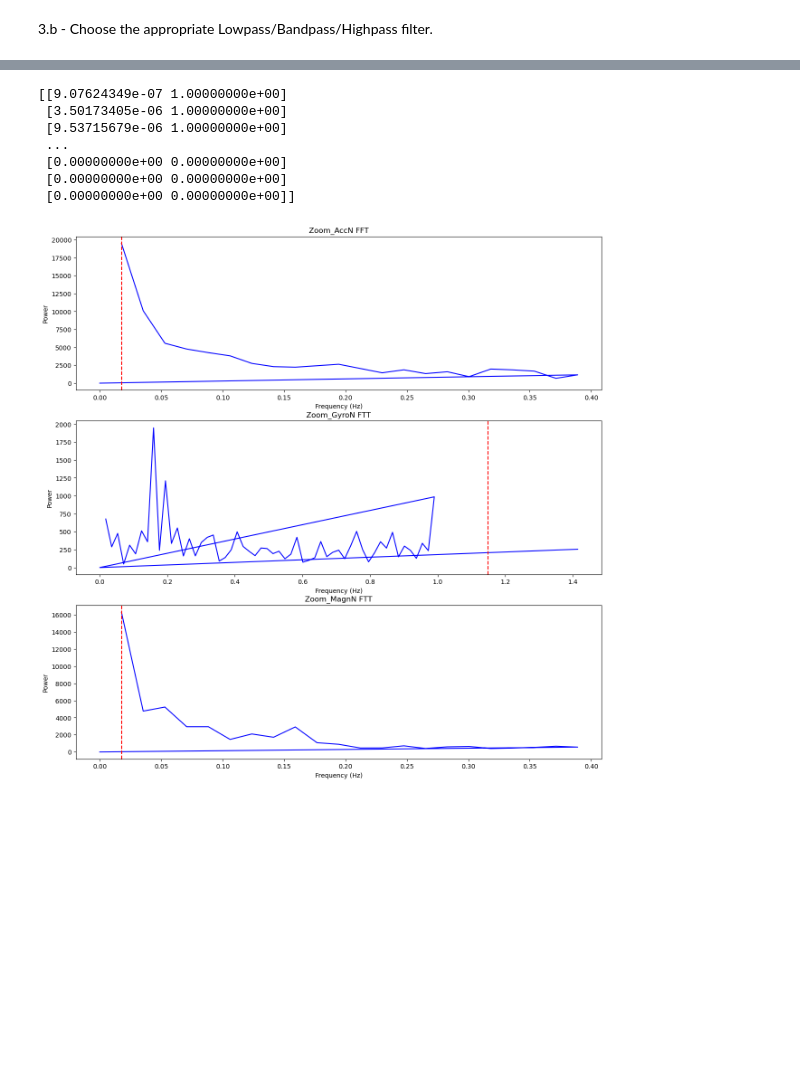
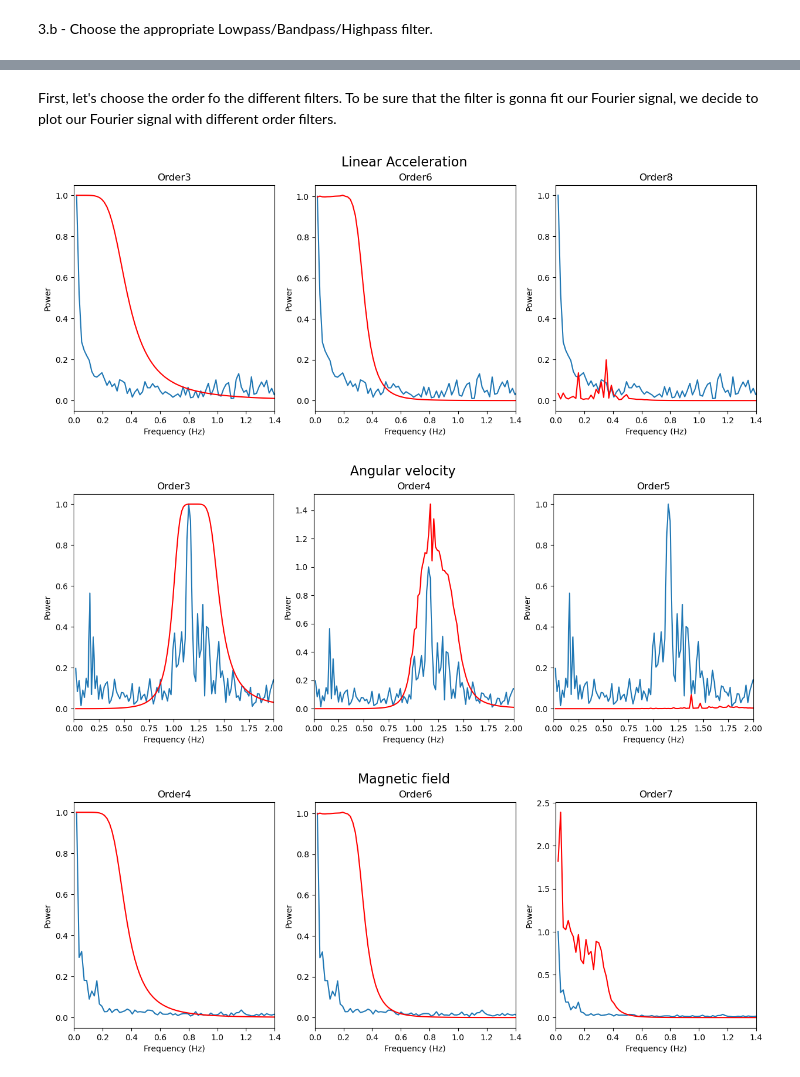
Before and after one commit to anaisbattut/ProjectHEART, a Jupyter notebook: Project.ipynb, the cells around one changed output, grey strips where cells are left out. Drawn from its saved outputs; the diff is of its cells as text; code cells hidden in the pictures; blank space fills up the shorter version.

```diff
--- a/Project.ipynb
+++ b/Project.ipynb
@@ -613,22 +548,49 @@ for i, j, c, f in zip(range(4), ['AccN', 'GyroN', 'MagnN'], ['lightblue', 'plum'
-# %%
-
-
-
-fig, axs = plt.subplots(3,1, figsize = (15,15))
-
-for i,j,tit,k  in zip(range(3),[fourier_acc,fourier_gyro,fourier_magn],['AccN FFT','GyroN FTT', 'MagnN FTT'], [peak_acc,peak_gyro,peak_magn]):
-
-    axs[i].plot(j['freq'][:80], j['powes'][:80], color='blue')
-    axs[i].axvline(k, linestyle='--', color='red')
-    axs[i].set_xlabel('Frequency (Hz)')
-    axs[i].set_ylabel('Power')
-    axs[i].set_title('Zoom_'+tit)
-# %% [output]
-[[9.07624349e-07 1.00000000e+00]
- [3.50173405e-06 1.00000000e+00]
- [9.53715679e-06 1.00000000e+00]
- ...
- [0.00000000e+00 0.00000000e+00]
- [0.00000000e+00 0.00000000e+00]
- [0.00000000e+00 0.00000000e+00]]
-[figure, removed]
+# %% [markdown]
+First, let's choose the order fo the different filters. To be sure that the filter is gonna fit our Fourier signal, we decide to plot our Fourier signal with different order filters.
+# %%
+cutoff_acc = 0.3
+lowcut = 1
+highcut = 1.4
+cutoff_magn = 0.3
+
+
+fig, axs = plt.subplots(1,3, figsize=(15, 5))
+fig.suptitle('Linear Acceleration',fontsize=16)
+for i, order in zip(range(4), [3, 6, 8]):
+    b, a = butter_lowpass(cutoff_acc, fs, order=order)
+    w, h = freqz(b, a, worN=len(fourier_acc['freq']))
+    axs[i].plot(fourier_acc['freq'], fourier_acc['powes']/fourier_acc['powes'].abs().max())
+    axs[i].plot(fourier_acc['freq'], np.abs(h), 'r', label="Order"+str(order))
+    axs[i].set_title("Order"+str(order))
+    axs[i].set_xlim(0,1.4)
+    axs[i].set_xlabel('Frequency (Hz)')
+    axs[i].set_ylabel('Power')
+
+
+fig, axs = plt.subplots(1,3, figsize=(15, 5))
+fig.suptitle('Angular velocity',fontsize=16)
+for i, order in zip(range(4), [3, 4, 5]):
+    b, a = butter_bandpass(lowcut, highcut, fs, order=order)
+    w, h = freqz(b, a, worN=len(fourier_acc['freq']))
+    axs[i].plot(fourier_gyro['freq'], fourier_gyro['powes']/fourier_gyro['powes'].abs().max())
+    axs[i].plot(fourier_gyro['freq'], np.abs(h), 'r', label="Order"+str(order))
+    axs[i].set_title("Order"+str(order))
+    axs[i].set_xlim(0,2)
+    axs[i].set_xlabel('Frequency (Hz)')
+    axs[i].set_ylabel('Power')
+
+fig, axs = plt.subplots(1,3, figsize=(15, 5))
+fig.suptitle('Magnetic field',fontsize=16)
+for i, order in zip(range(4), [4, 6, 7]):
+    b, a = butter_lowpass(cutoff_magn, fs, order=order)
+    w, h = freqz(b, a, worN=len(fourier_acc['freq']))
+    axs[i].plot(fourier_magn['freq'], fourier_magn['powes']/fourier_magn['powes'].abs().max())
+    axs[i].plot(fourier_magn['freq'], np.abs(h), 'r', label="Order"+str(order))
+    axs[i].set_title("Order"+str(order))
+    axs[i].set_xlim(0,1.4)
+    axs[i].set_xlabel('Frequency (Hz)')
+    axs[i].set_ylabel('Power')
+# %% [output]
+[figure, added]
+[figure, added]
+[figure, added]
```
Also changed, not shown: parts of 3 cells of this notebook.
